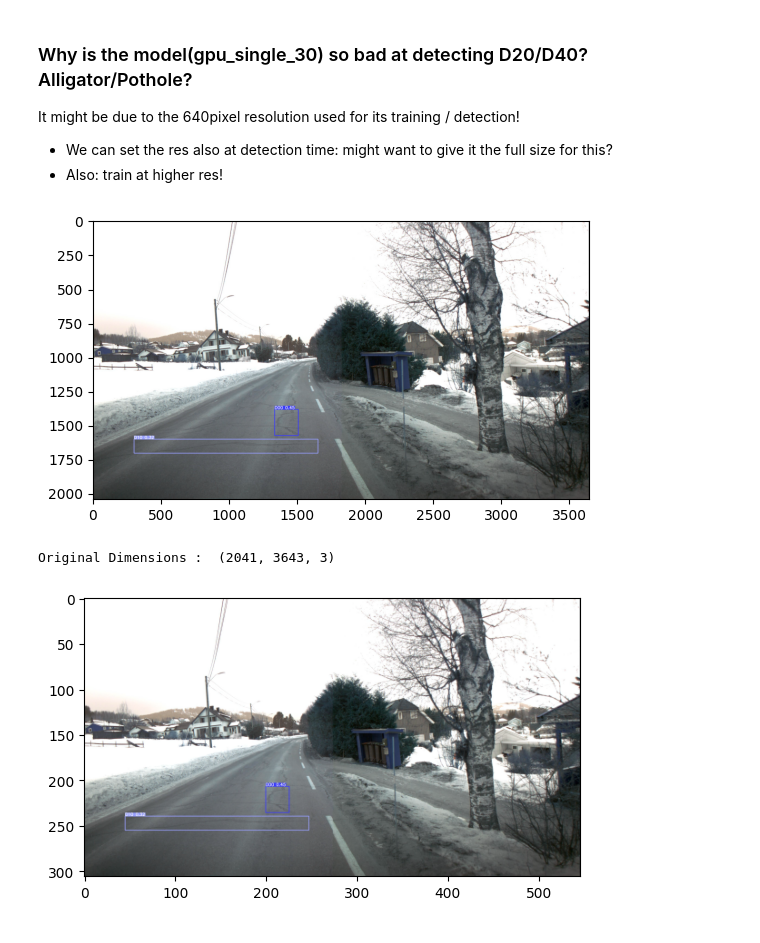
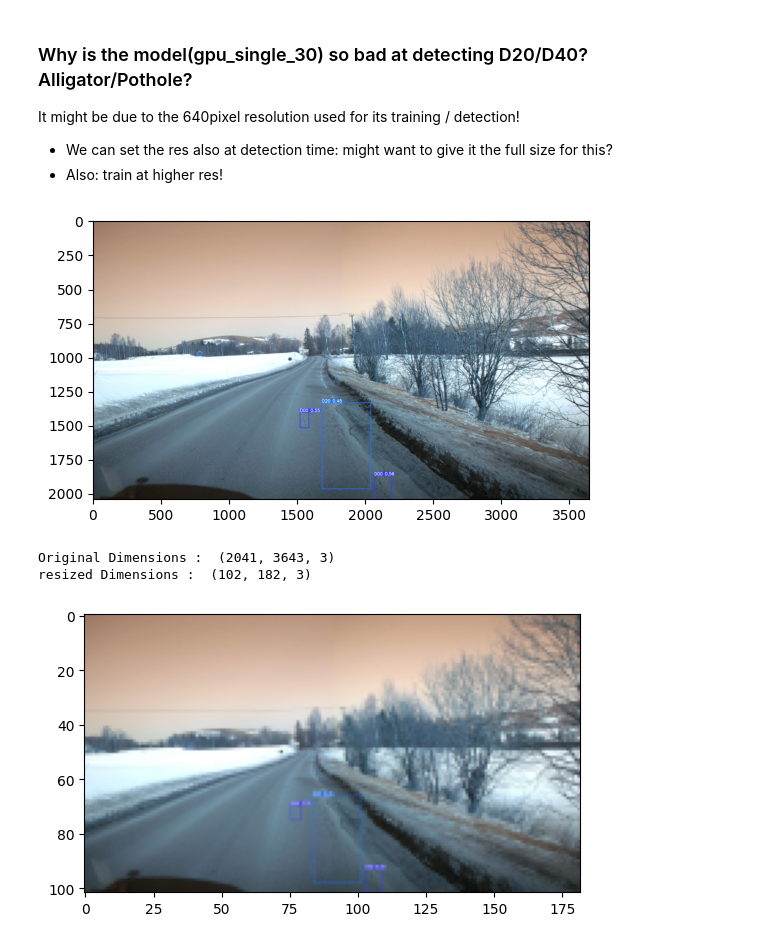
Before and after one commit to henrfj/TDT17-Project, a Jupyter notebook: model_testing.ipynb, the cells around one changed output. Saved outputs shown, nothing was run; the diff lists cells and outputs as text; code cells hidden in the pictures.

```diff
--- a/model_testing.ipynb
+++ b/model_testing.ipynb
@@ -198,24 +233,26 @@ It might be due to the 640pixel resolution used for its training / detection!
 - We can set the res also at detection time: might want to give it the full size for this?
 - Also: train at higher res!
 # %%
-path = 'yolov5/runs/detect/gpu_single_30/'
-name = "Norway_008247"
+path = 'yolov5/runs/detect/detection_multi_gpu_50_2/'
+#path = 'data/test/images/'
+name = "Norway_008218"
 
 img = cv2.imread(path+name+".jpg")
 plt.imshow(img)
 plt.show()
 print('Original Dimensions : ',img.shape)
-scale_percent = 15 # percent of original size
+scale_percent = 5 # percent of original size
 width = int(img.shape[1] * scale_percent / 100)
 height = int(img.shape[0] * scale_percent / 100)
 dim = (width, height)
 
 # resize image
 resized = cv2.resize(img, dim, interpolation = cv2.INTER_AREA)
-
+print('resized Dimensions : ',resized.shape)
 plt.imshow(resized)
 plt.show()
 # %% [output]
-[figure, old version]
+[figure, new version]
 Original Dimensions :  (2041, 3643, 3)
+resized Dimensions :  (102, 182, 3)
-[figure, old version]
+[figure, new version]
```
Also changed, not shown: parts of 7 cells of this notebook, 26 other files.
